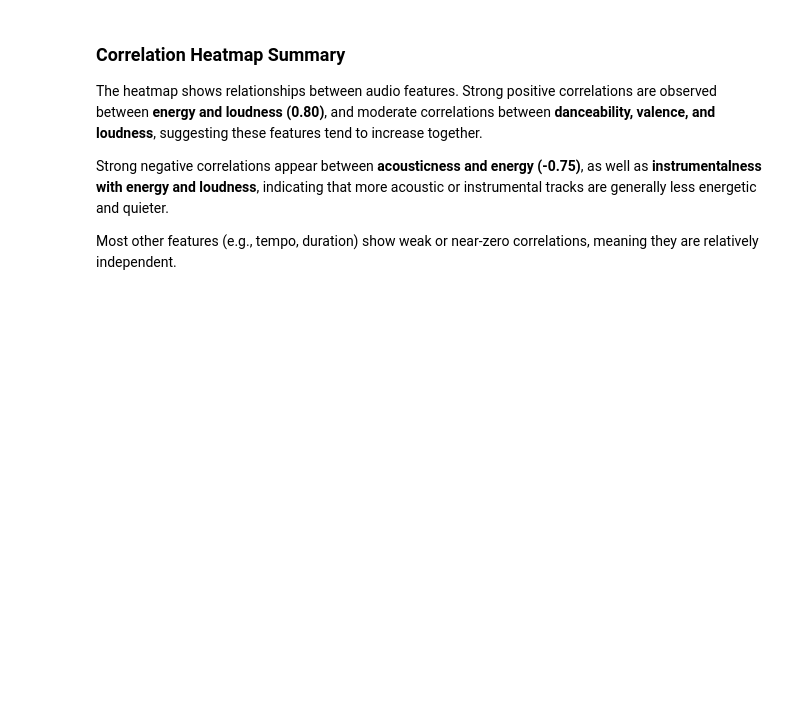
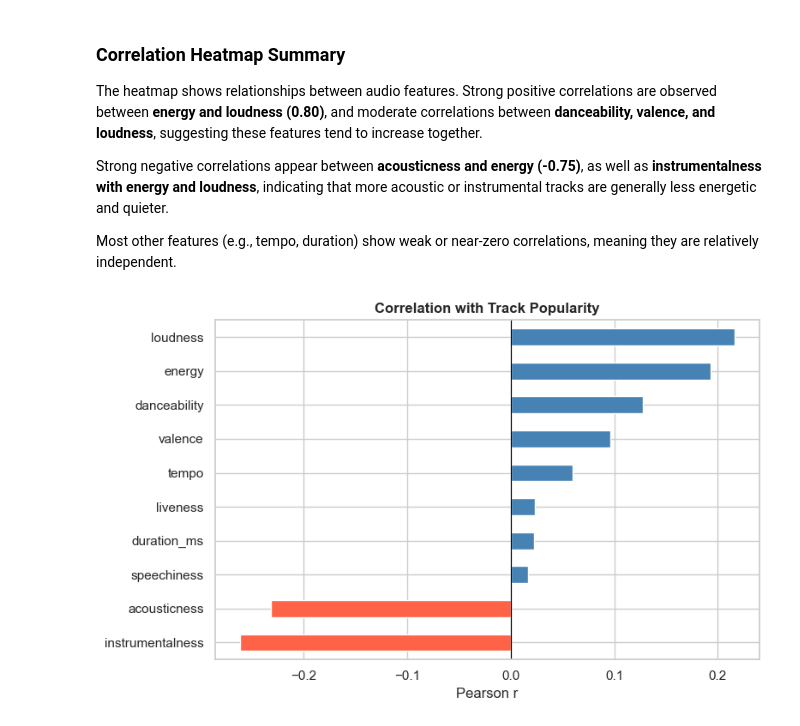
Before and after one commit to LeanderSam/Music-Analysis, a Jupyter notebook: code_files/EDA.ipynb, the cells around one changed output. Cells and saved outputs as stored; diff of their text form; code cells hidden in the pictures; blank space fills up the shorter version.

Commit message:
heatmaps

```diff
--- a/code_files/EDA.ipynb
+++ b/code_files/EDA.ipynb
@@ -246,3 +246,16 @@ The heatmap shows relationships between audio features. Strong positive correlat
 Strong negative correlations appear between **acousticness and energy (-0.75)**, as well as **instrumentalness with energy and loudness**, indicating that more acoustic or instrumental tracks are generally less energetic and quieter.
 
 Most other features (e.g., tempo, duration) show weak or near-zero correlations, meaning they are relatively independent.
+# %%
+# --- Top correlates with popularity ---
+corr = df[numerical_cols + ['track_popularity']].corr()
+pop_corr = corr['track_popularity'].drop('track_popularity').sort_values()
+fig, ax = plt.subplots(figsize=(8, 5))
+pop_corr.plot(kind='barh', ax=ax, color=['tomato' if v < 0 else 'steelblue' for v in pop_corr])
+ax.axvline(0, color='black', linewidth=0.8)
+ax.set_title('Correlation with Track Popularity', fontweight='bold')
+ax.set_xlabel('Pearson r')
+plt.tight_layout()
+plt.show()
+# %% [output]
+[figure, added]
```
Also changed, not shown: parts of 1 cell of this notebook.
